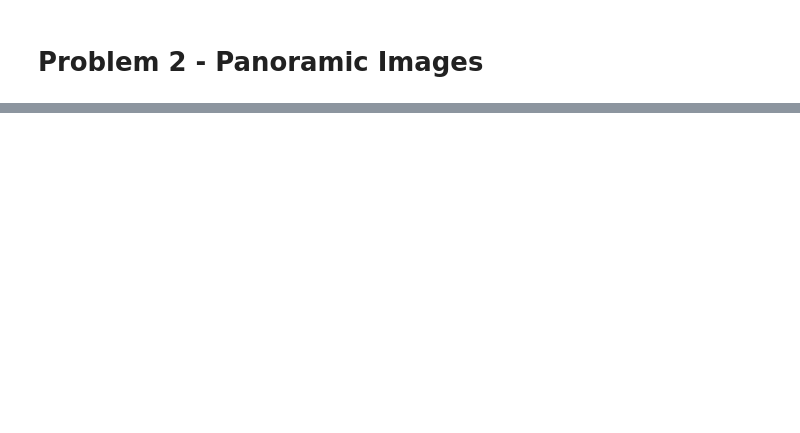
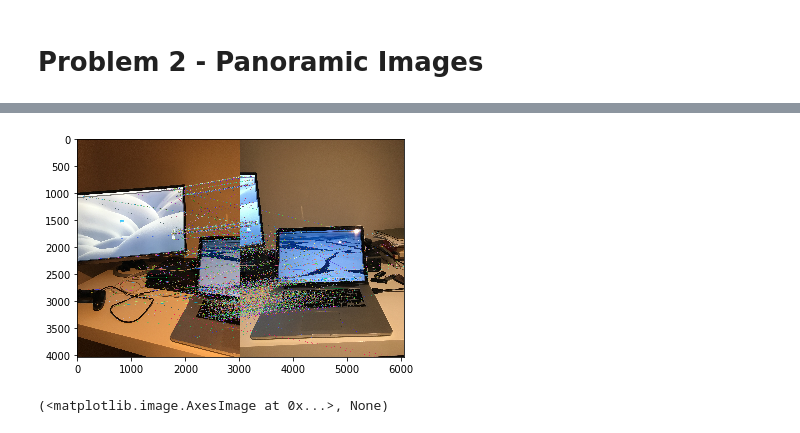
Before and after one commit to chadykamar/panorama, a Jupyter notebook: Assignment 2.ipynb, the cells around one changed output, grey strips where cells are left out. Drawn from its saved outputs; the diff is of its cells as text; code cells hidden in the pictures; blank space fills up the shorter version.

```diff
--- a/Assignment 2.ipynb
+++ b/Assignment 2.ipynb
@@ -119,2 +135,33 @@ True
 # %% [markdown]
 # Problem 2 - Panoramic Images
+# %%
+# load images
+img1 = cv2.imread("left.jpg")
+img2 = cv2.imread("right.jpg")
+
+# convert to rgb
+img1 = cv2.cvtColor(img1, cv2.COLOR_BGR2RGB)
+img2 = cv2.cvtColor(img2, cv2.COLOR_BGR2RGB)
+
+
+
+# create copy
+img1_kp = img1.copy()
+img2_kp = img2.copy()
+
+
+sift = cv2.xfeatures2d.SIFT_create()
+
+kp1, des1 = sift.detectAndCompute(img1, None)
+kp2, des2 = sift.detectAndCompute(img2, None)
+
+cv2.drawKeypoints(img1, kp1, img1_kp, flags=cv2.DRAW_MATCHES_FLAGS_DRAW_RICH_KEYPOINTS)
+cv2.drawKeypoints(img2, kp2, img2_kp, flags=cv2.DRAW_MATCHES_FLAGS_DRAW_RICH_KEYPOINTS)
+
+# display images
+plt.figure(figsize=(10,10))
+plt.subplot(121), plt.imshow(img1_kp)
+plt.title("Keypoints left"), plt.xticks([]), plt.yticks([])
+plt.subplot(122), plt.imshow(img2_kp)
+plt.title("Keypoints right"), plt.xticks([]), plt.yticks([])
+plt.show()
@@ -120,0 +170,13 @@ True
+# %%
+bf = cv2.BFMatcher()
+raw_matches = bf.knnMatch(des1, des2, 2)
+
+# Lowe ratio test
+ratio = 0.75
+matches = [m for m, n in raw_matches if m.distance < n.distance * ratio]
+
+img3 = cv2.drawMatches(img1, kp1, img2, kp2, matches, None, flags= 2)
+plt.imshow(img3), plt.show()
+# %% [output]
+[figure, added]
+(<matplotlib.image.AxesImage at 0x...>, None)
```
Also changed, not shown: parts of 4 cells of this notebook, 2 other files.
